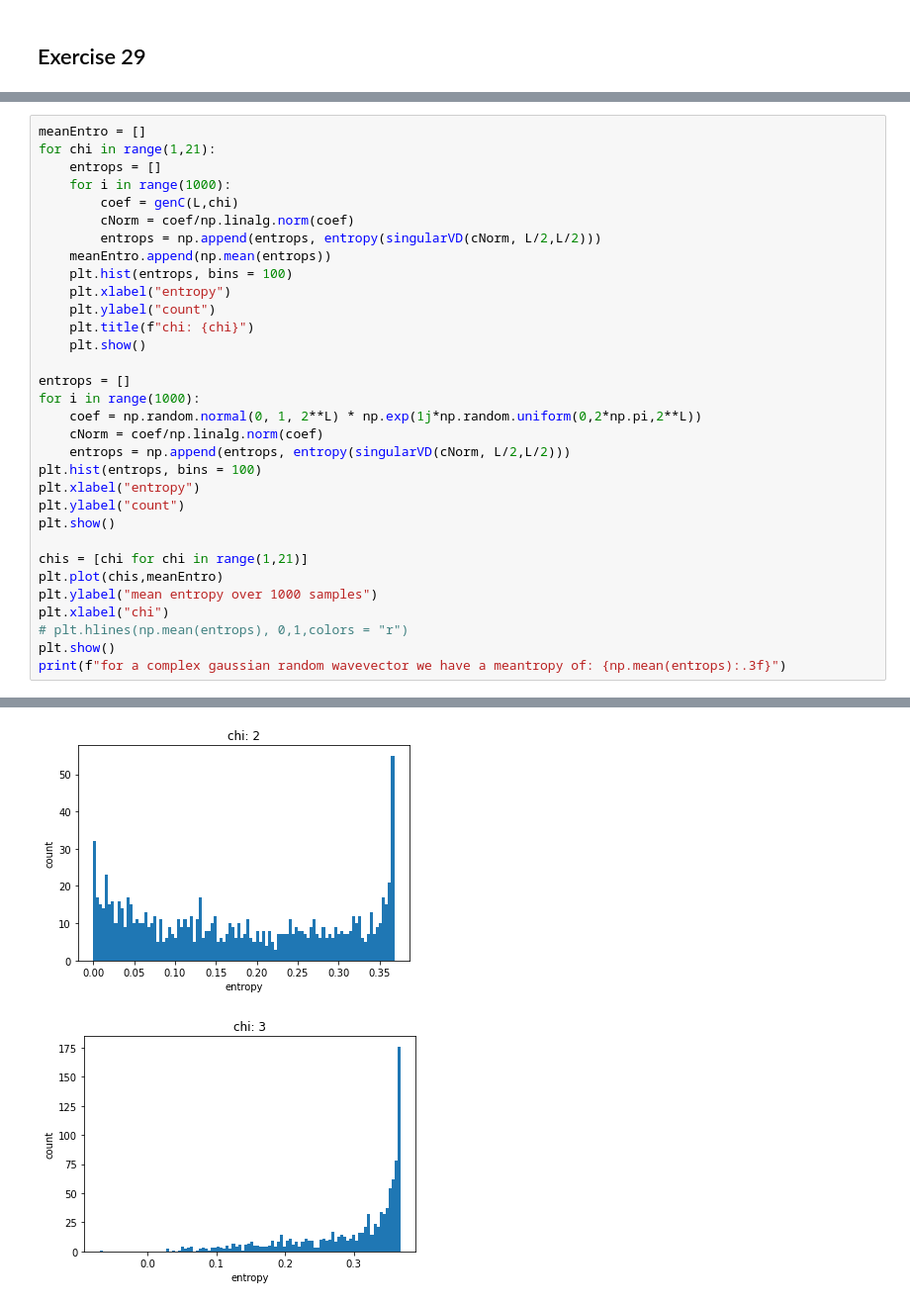
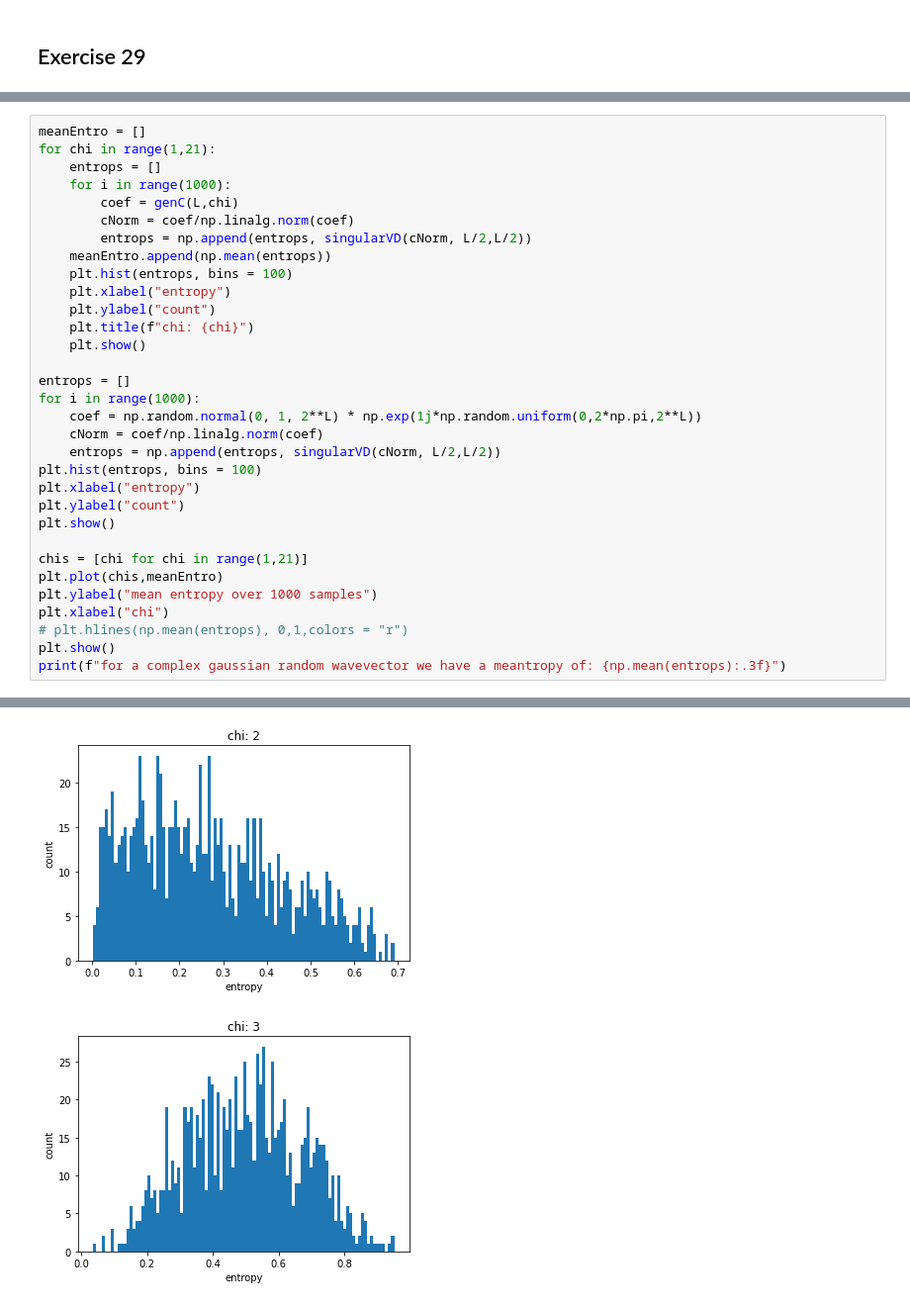
Before and after one commit to Leonhard-Moske/CMCMP, a Jupyter notebook: sheet10/physics767_sheet10_LeonhardMoske.ipynb, the cells around one changed output, grey strips where cells are left out. Shown at 99% size. Saved outputs shown, nothing was run; the diff lists cells and outputs as text.

```diff
--- a/sheet10/physics767_sheet10_LeonhardMoske.ipynb
+++ b/sheet10/physics767_sheet10_LeonhardMoske.ipynb
@@ -104,7 +106,7 @@ for chi in range(1,21):
     for i in range(1000):
         coef = genC(L,chi)
         cNorm = coef/np.linalg.norm(coef)
-        entrops = np.append(entrops, entropy(singularVD(cNorm, L/2,L/2)))
+        entrops = np.append(entrops, singularVD(cNorm, L/2,L/2))
     meanEntro.append(np.mean(entrops))
     plt.hist(entrops, bins = 100)
     plt.xlabel("entropy")
@@ -116,7 +118,7 @@ entrops = []
 for i in range(1000):
     coef = np.random.normal(0, 1, 2**L) * np.exp(1j*np.random.uniform(0,2*np.pi,2**L))
     cNorm = coef/np.linalg.norm(coef)
-    entrops = np.append(entrops, entropy(singularVD(cNorm, L/2,L/2)))
+    entrops = np.append(entrops, singularVD(cNorm, L/2,L/2))
 plt.hist(entrops, bins = 100)
 plt.xlabel("entropy")
 plt.ylabel("count")
@@ -134,2 +136,2 @@ print(f"for a complex gaussian random wavevector we have a meantropy of: {np.mea
-[figure, old version]
+[figure, new version]
-[figure, old version]
+[figure, new version]
```
Also changed, not shown: parts of 3 cells of this notebook.
